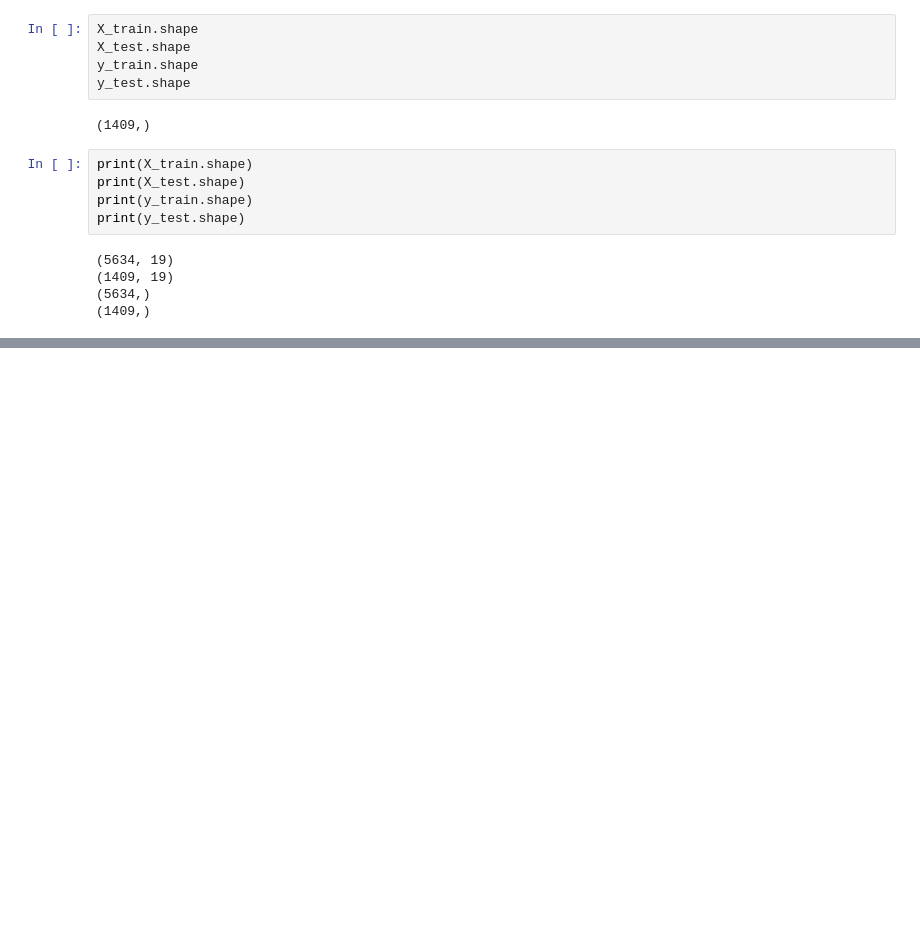
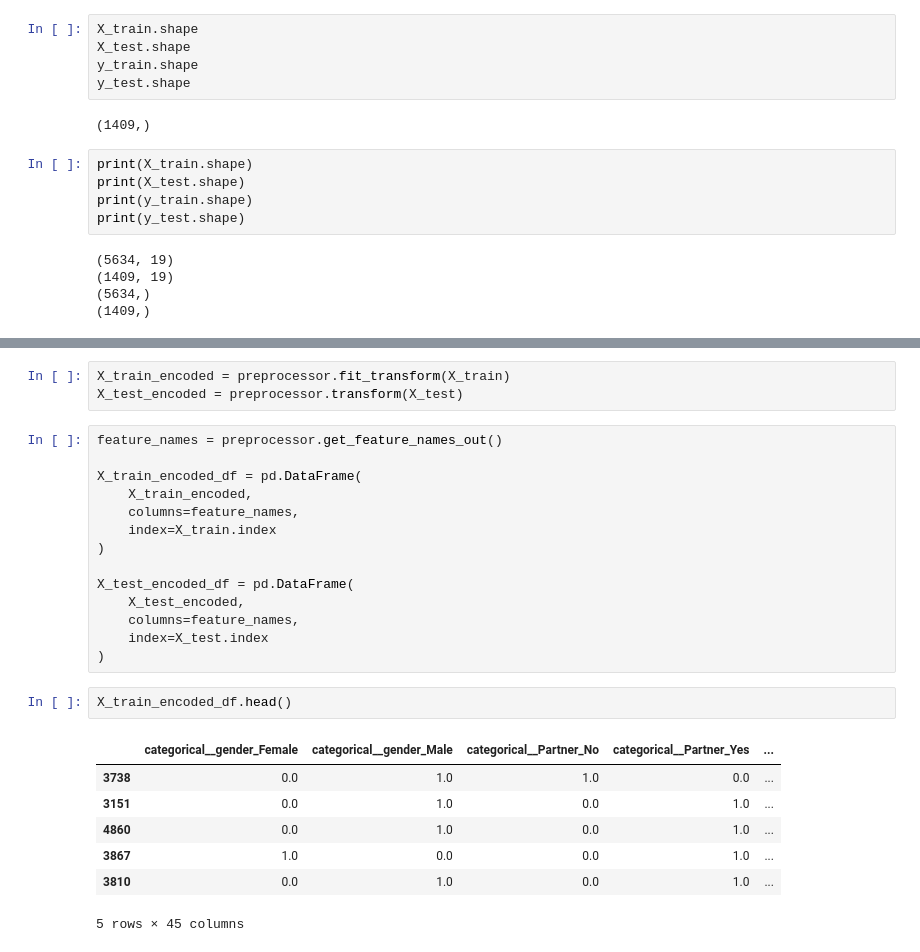
Before and after one commit to dekatii/telco-customer-churn-ml, a Jupyter notebook: notebooks/01_data_exploration.ipynb, the cells around one changed output, grey strips where cells are left out. Cells and saved outputs as stored; diff of their text form; blank space fills up the shorter version.

```diff
--- a/notebooks/01_data_exploration.ipynb
+++ b/notebooks/01_data_exploration.ipynb
@@ -221,0 +291,27 @@ print(y_test.shape)
+# %%
+X_train_encoded = preprocessor.fit_transform(X_train)
+X_test_encoded = preprocessor.transform(X_test)
+# %%
+feature_names = preprocessor.get_feature_names_out()
+
+X_train_encoded_df = pd.DataFrame(
+    X_train_encoded,
+    columns=feature_names,
+    index=X_train.index
+)
+
+X_test_encoded_df = pd.DataFrame(
+    X_test_encoded,
+    columns=feature_names,
+    index=X_test.index
+)
+# %%
+X_train_encoded_df.head()
+# %% [output]
+|  | categorical__gender_Female | categorical__gender_Male | categorical__Partner_No | categorical__Partner_Yes | ... |
+| 3738 | 0.0 | 1.0 | 1.0 | 0.0 | ... |
+| 3151 | 0.0 | 1.0 | 0.0 | 1.0 | ... |
+| 4860 | 0.0 | 1.0 | 0.0 | 1.0 | ... |
+| 3867 | 1.0 | 0.0 | 0.0 | 1.0 | ... |
+| 3810 | 0.0 | 1.0 | 0.0 | 1.0 | ... |
+5 rows × 45 columns
```
Also changed, not shown: parts of 21 cells of this notebook, 1 other file.
